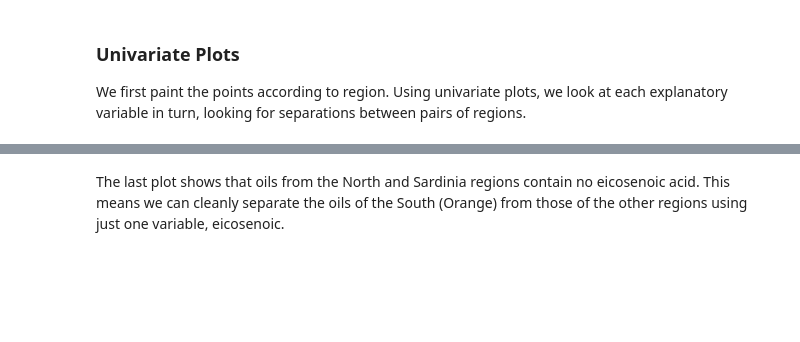
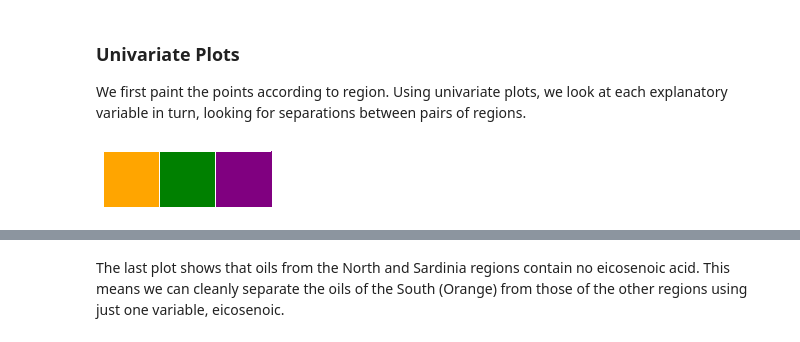
Before and after one commit to chrisdaly/Data-Science, a Jupyter notebook: Olive Oils/Olive Oils Notebook.ipynb, the cells around one changed output, grey strips where cells are left out. Drawn from its saved outputs; the diff is of its cells as text; code cells hidden in the pictures; blank space fills up the shorter version.

```diff
--- a/Olive Oils/Olive Oils Notebook.ipynb
+++ b/Olive Oils/Olive Oils Notebook.ipynb
@@ -299,4 +309,9 @@ Note that there are is a very low percentage of eicosenoic acids in Sardinia and
 We first paint the points according to region. Using univariate
 plots, we look at each explanatory variable in turn, looking for separations
 between pairs of regions.
+# %%
+palette1 = ['Orange', 'Green', 'Purple']
+sns.palplot(palette1)
+# %% [output]
+[figure, added]
 # %%
```
Also changed, not shown: parts of 84 cells of this notebook, 1 other file.
